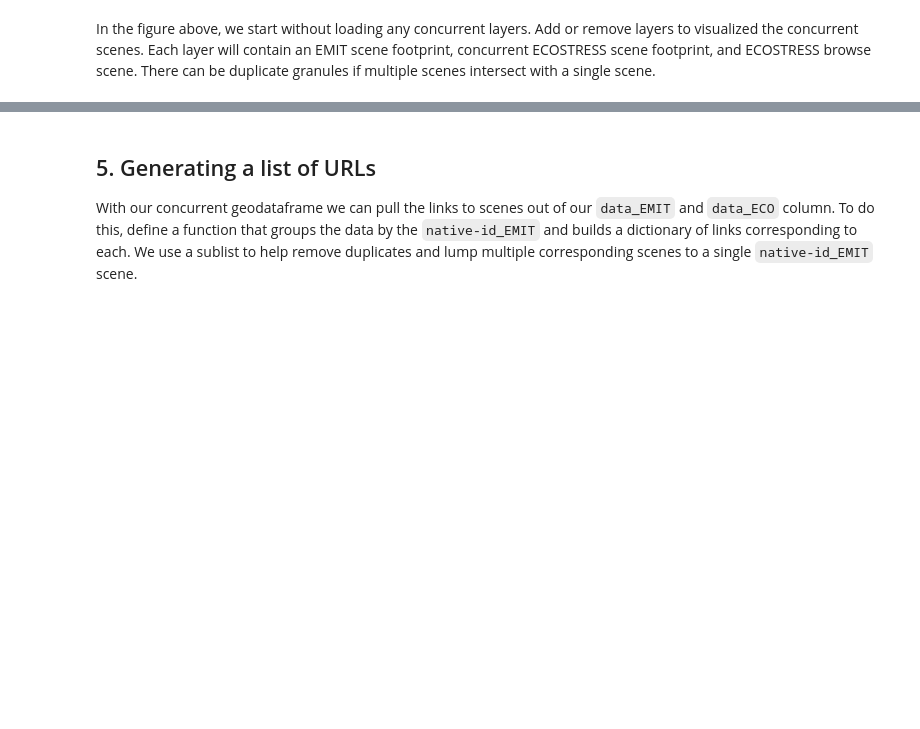
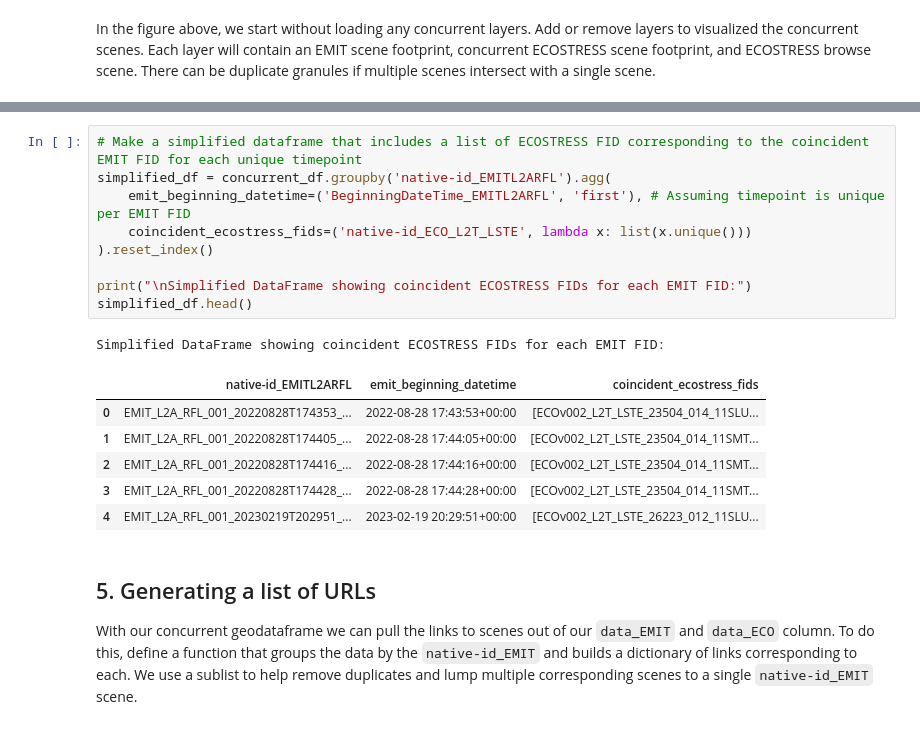
Before and after one commit to nasa/VITALS, a Jupyter notebook: python/EMIT_ECOSTRESS/01_Finding_Concurrent_Data.ipynb, the cells around one changed output, grey strips where cells are left out. Drawn from its saved outputs; the diff is of its cells as text; blank space fills up the shorter version.

```diff
--- a/python/EMIT_ECOSTRESS/01_Finding_Concurrent_Data.ipynb
+++ b/python/EMIT_ECOSTRESS/01_Finding_Concurrent_Data.ipynb
@@ -578,3 +740,20 @@ In the figure above, we start without loading any concurrent layers. Add or remo
+# %%
+# Make a simplified dataframe that includes a list of ECOSTRESS FID corresponding to the coincident EMIT FID for each unique timepoint
+simplified_df = concurrent_df.groupby('native-id_EMITL2ARFL').agg(
+    emit_beginning_datetime=('BeginningDateTime_EMITL2ARFL', 'first'), # Assuming timepoint is unique per EMIT FID
+    coincident_ecostress_fids=('native-id_ECO_L2T_LSTE', lambda x: list(x.unique()))
+).reset_index()
+
+print("\nSimplified DataFrame showing coincident ECOSTRESS FIDs for each EMIT FID:")
+simplified_df.head()
+# %% [output]
+Simplified DataFrame showing coincident ECOSTRESS FIDs for each EMIT FID:
+|  | native-id_EMITL2ARFL | emit_beginning_datetime | coincident_ecostress_fids |
+| 0 | EMIT_L2A_RFL_001_20220828T174353_... | 2022-08-28 17:43:53+00:00 | [ECOv002_L2T_LSTE_23504_014_11SLU... |
+| 1 | EMIT_L2A_RFL_001_20220828T174405_... | 2022-08-28 17:44:05+00:00 | [ECOv002_L2T_LSTE_23504_014_11SMT... |
+| 2 | EMIT_L2A_RFL_001_20220828T174416_... | 2022-08-28 17:44:16+00:00 | [ECOv002_L2T_LSTE_23504_014_11SMT... |
+| 3 | EMIT_L2A_RFL_001_20220828T174428_... | 2022-08-28 17:44:28+00:00 | [ECOv002_L2T_LSTE_23504_014_11SMT... |
+| 4 | EMIT_L2A_RFL_001_20230219T202951_... | 2023-02-19 20:29:51+00:00 | [ECOv002_L2T_LSTE_26223_012_11SLU... |
 # %% [markdown]
 
 ## 5. Generating a list of URLs
```
Also changed, not shown: parts of 31 cells of this notebook.
